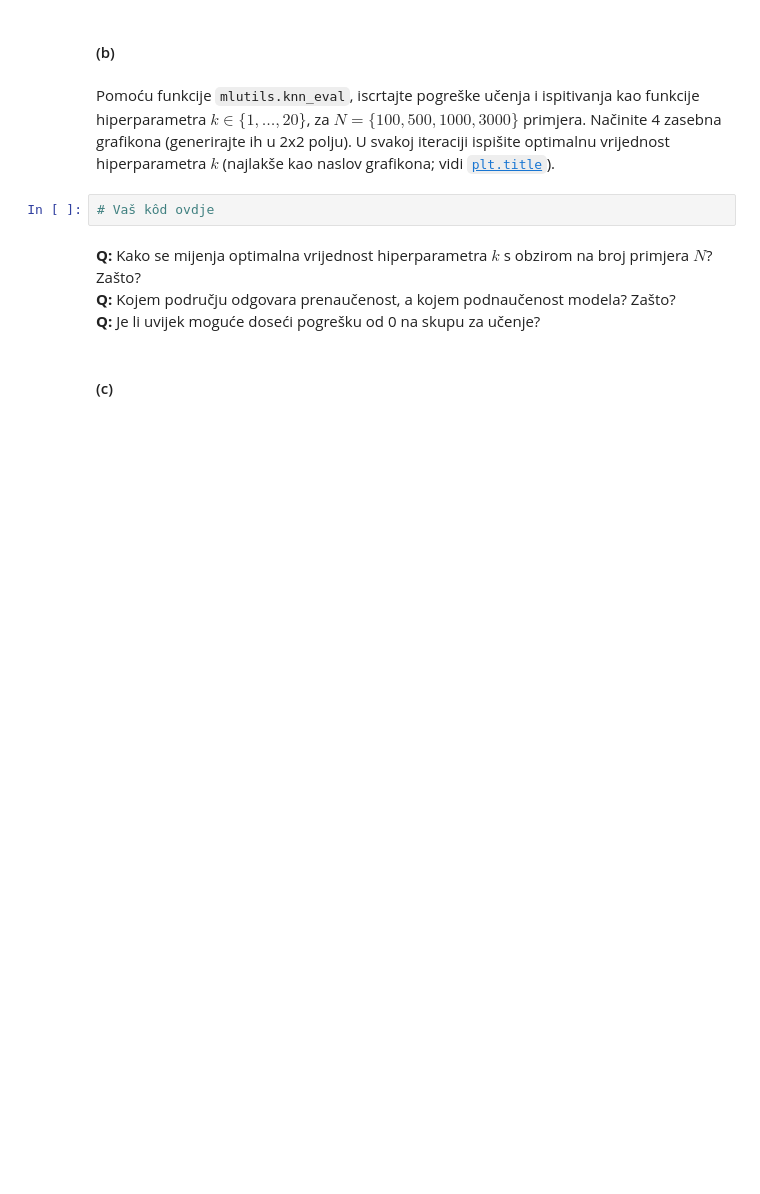
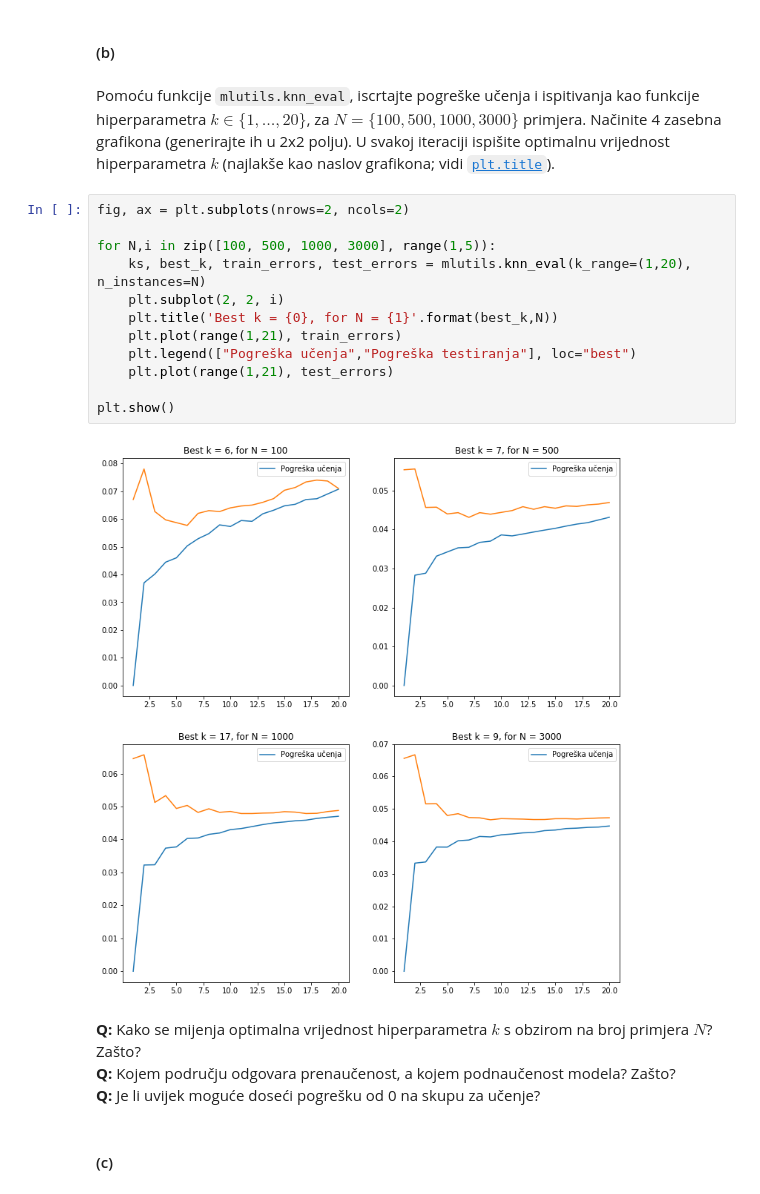
Before and after one commit to lkordis/ML-lab, a Jupyter notebook: Lab3/SU-2017-LAB03-SVM-i-kNN.ipynb, the cells around one changed output. Saved outputs shown, nothing was run; the diff lists cells and outputs as text; blank space fills up the shorter version.

```diff
--- a/Lab3/SU-2017-LAB03-SVM-i-kNN.ipynb
+++ b/Lab3/SU-2017-LAB03-SVM-i-kNN.ipynb
@@ -476,8 +481,20 @@ Na podatcima iz zadatka 5, pomoću funkcije `mlutils.plot_2d_clf_problem` iscrta
 #### (b)
 # %% [markdown]
 Pomoću funkcije `mlutils.knn_eval`, iscrtajte pogreške učenja i ispitivanja kao funkcije hiperparametra $k\in\{1,\dots,20\}$, za $N=\{100, 500, 1000, 3000\}$ primjera. Načinite 4 zasebna grafikona (generirajte ih u 2x2 polju). U svakoj iteraciji ispišite optimalnu vrijednost hiperparametra $k$ (najlakše kao naslov grafikona; vidi [`plt.title`](https://matplotlib.org/devdocs/api/_as_gen/matplotlib.pyplot.title.html)).
-# %%
-# Vaš kôd ovdje
+# %%
+fig, ax = plt.subplots(nrows=2, ncols=2)
+
+for N,i in zip([100, 500, 1000, 3000], range(1,5)):
+    ks, best_k, train_errors, test_errors = mlutils.knn_eval(k_range=(1,20), n_instances=N)
+    plt.subplot(2, 2, i)
+    plt.title('Best k = {0}, for N = {1}'.format(best_k,N))
+    plt.plot(range(1,21), train_errors)
+    plt.legend(["Pogreška učenja","Pogreška testiranja"], loc="best")
+    plt.plot(range(1,21), test_errors)
+
+plt.show()
+# %% [output]
+[figure, added]
 # %% [markdown]
 **Q:** Kako se mijenja optimalna vrijednost hiperparametra $k$ s obzirom na broj primjera $N$? Zašto?
 **Q:** Kojem području odgovara prenaučenost, a kojem podnaučenost modela? Zašto?
```
Also changed, not shown: parts of 11 cells of this notebook, 1 other file.
